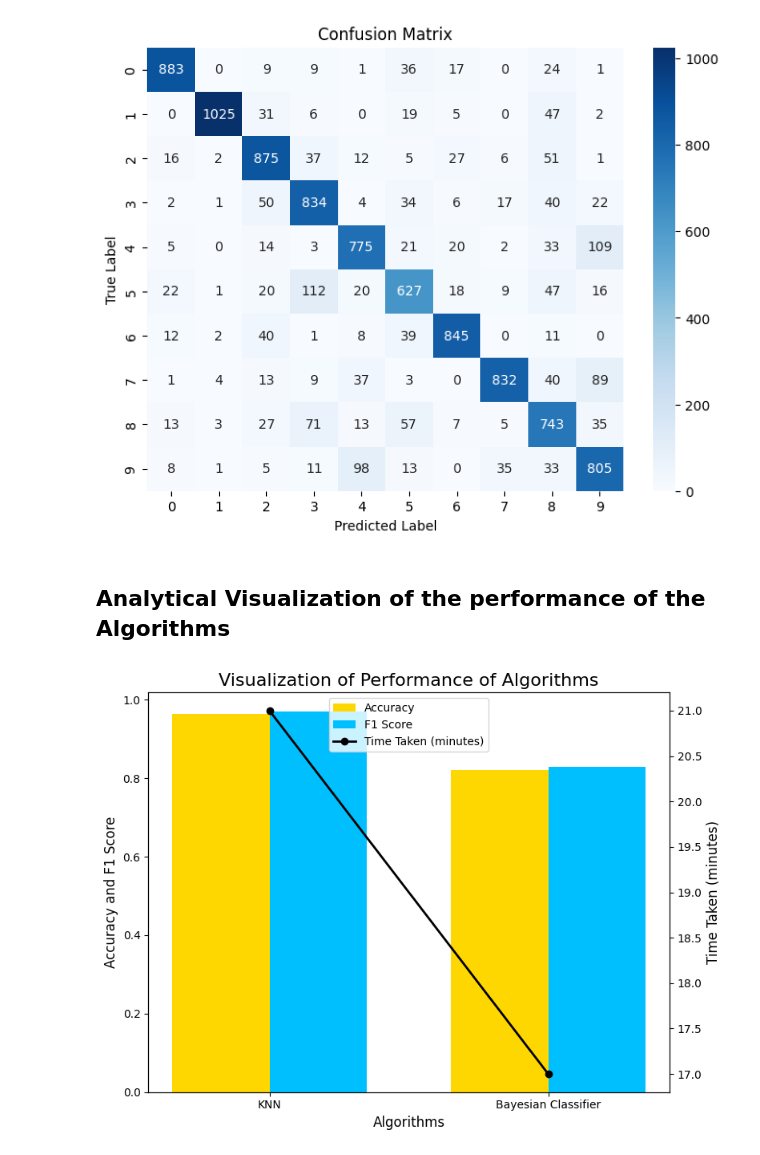
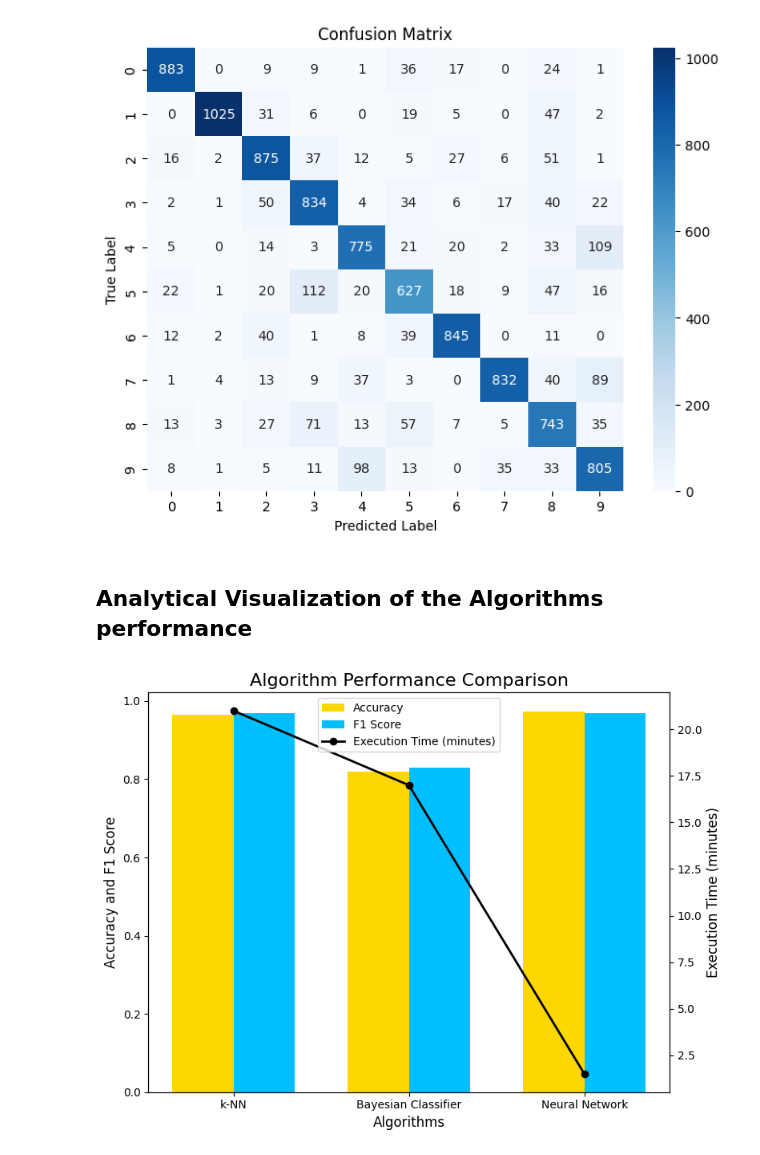
Before and after one commit to NaomyChemungor/AI_Autumn2023, a Jupyter notebook: AI_Project.ipynb, the cells around one changed output. Saved outputs shown, nothing was run; the diff lists cells and outputs as text; code cells hidden in the pictures.

```diff
--- a/AI_Project.ipynb
+++ b/AI_Project.ipynb
@@ -529,47 +535,47 @@ plt.show()
 # %% [output]
 [figure]
 # %% [markdown]
-## **Analytical Visualization of the performance of the Algorithms**
+## **Analytical Visualization of the Algorithms performance**
 # %%
 import matplotlib.pyplot as plt
 import numpy as np
 
 # Data
-algorithms = ['KNN', 'Bayesian Classifier']
-accuracy = [0.964, 0.82]
-f1_score = [0.97, 0.83]
-time_taken = [21, 17]  # in minutes
+algorithms = ['k-NN', 'Bayesian Classifier', 'Neural Network']
+accuracy = [0.964, 0.82, 0.973]
+f1_score = [0.97, 0.83, 0.97]
+time_taken = [21, 17, 1.5]  # in minutes
 
 fig, ax1 = plt.subplots(figsize=(8, 6))
 
 # Plotting accuracy and F1 score
 width = 0.35  # Width of each bar
 x = np.arange(len(algorithms))  # Generate x-axis locations
 
 bars_acc = ax1.bar(x - width/2, accuracy, color='gold', label='Accuracy', width=width)
 bars_f1 = ax1.bar(x + width/2, f1_score, color='deepskyblue', label='F1 Score', width=width)
 
 ax1.set_ylabel('Accuracy and F1 Score', color='black', fontsize=12)
 ax1.tick_params('y', colors='black')
 
 # Creating the second y-axis for time taken
 ax2 = ax1.twinx()
-ax2.plot(algorithms, time_taken, color='black', marker='o', linewidth=2, label='Time Taken (minutes)')
-ax2.set_ylabel('Time Taken (minutes)', color='black', fontsize=12)
+ax2.plot(algorithms, time_taken, color='black', marker='o', linewidth=2, label='Execution Time (minutes)')
+ax2.set_ylabel('Execution Time (minutes)', color='black', fontsize=12)
 ax2.tick_params('y', colors='black')
 
 # Title and labels
-plt.title('Visualization of Performance of Algorithms', fontsize=16)
+plt.title('Algorithm Performance Comparison', fontsize=16)
 ax1.set_xlabel('Algorithms', fontsize=12)
 plt.xticks(x, algorithms, fontsize=10)
 plt.yticks(fontsize=10)
 
 # Adding legend
 lines, labels = ax1.get_legend_handles_labels()
 lines2, labels2 = ax2.get_legend_handles_labels()
 ax2.legend(lines + lines2, labels + labels2, loc='upper center', fontsize=10)
 
 plt.tight_layout()
 plt.show()
 # %% [output]
-[figure, old version]
+[figure, new version]
```
Also changed, not shown: parts of 10 cells of this notebook.
